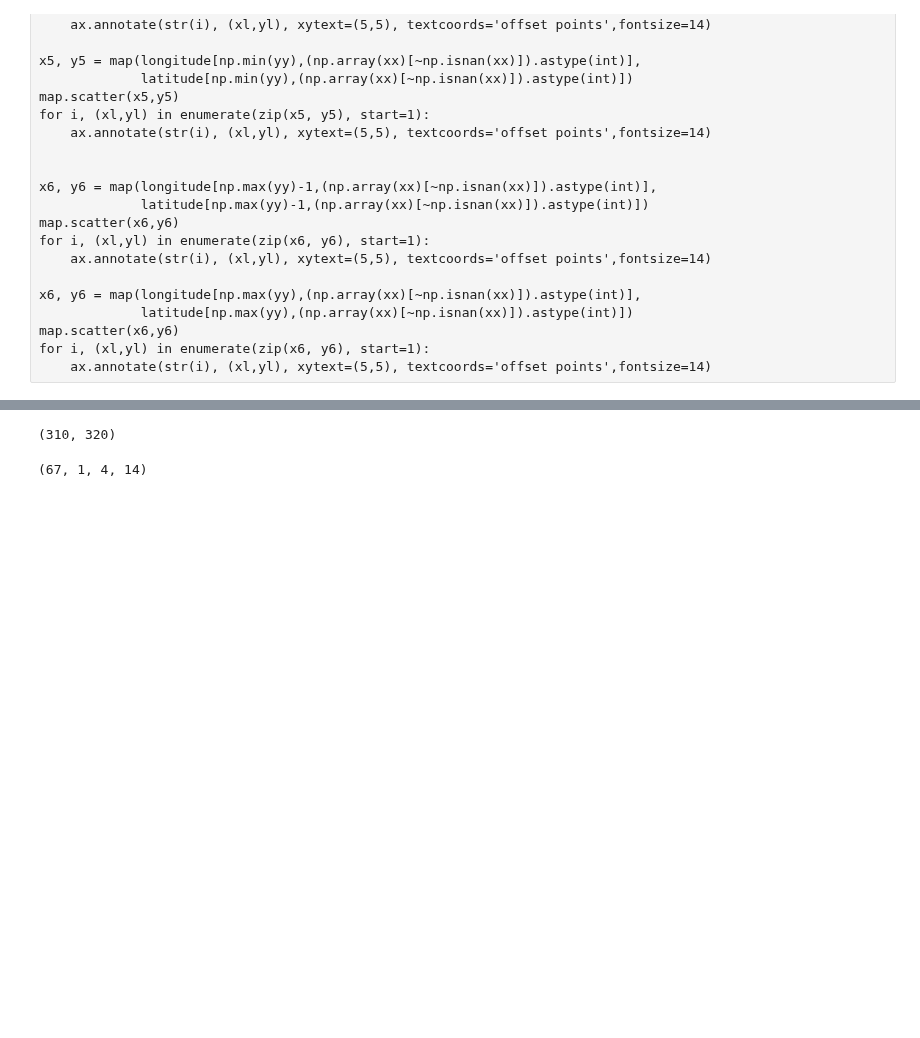
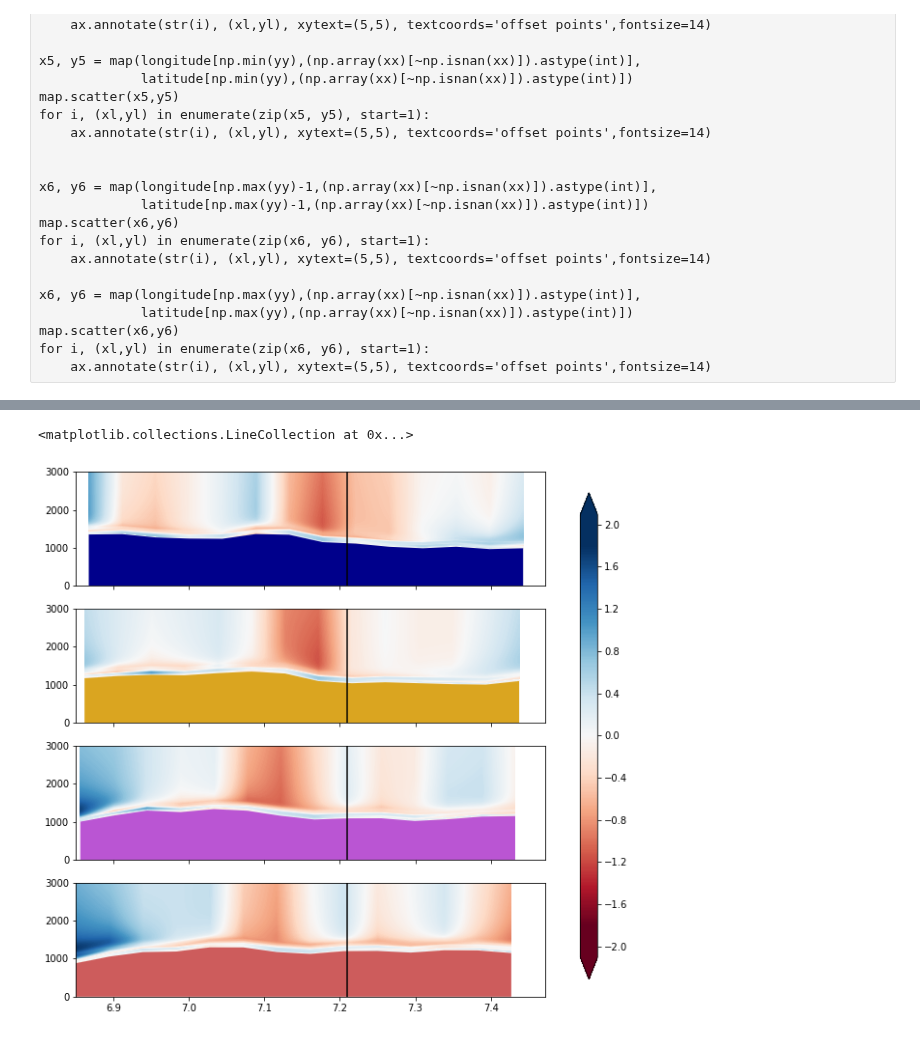
Before and after one commit to franzihe/research_Haukeli, a Jupyter notebook: MEPS/plt_vert_cross_sct.ipynb, the cells around one changed output, grey strips where cells are left out. Drawn from its saved outputs; the diff is of its cells as text; code cells hidden in the pictures; blank space fills up the shorter version.

```diff
--- a/MEPS/plt_vert_cross_sct.ipynb
+++ b/MEPS/plt_vert_cross_sct.ipynb
@@ -464,11 +434,3 @@ longi[np.min(yy2),(np.array(xx2)[~np.isnan(xx2)]).astype(int)],lati[np.min(yy2),
-# %%
-np.min(yy), np.min(yy2)
-# %% [output]
-(310, 320)
-# %%
-surface_air_pressure.shape
-# %% [output]
-(67, 1, 4, 14)
 # %%
 elevation = np.empty(shape=(surface_air_pressure.shape[0],
                                 ap.shape[0],
@@ -477,38 +439,71 @@ elevation = np.empty(shape=(surface_air_pressure.shape[0],
 for l in range(surface_air_pressure.shape[3]):
     elevation[:,:,0,l] = (alti[np.min(yy)-1,(np.array(xx)[~np.isnan(xx)]).astype(int)[l]] + dz[:,:,0,l])
     elevation[:,:,1,l] = (alti[np.min(yy),(np.array(xx)[~np.isnan(xx)]).astype(int)[l]] + dz[:,:,1,l])
-    elevation[:,:,2,l] = (alti[np.max(yy),(np.array(xx)[~np.isnan(xx)]).astype(int)[l]] + dz[:,:,2,l])
-    elevation[:,:,3,l] = (alti[np.max(yy)+1,(np.array(xx)[~np.isnan(xx)]).astype(int)[l]] + dz[:,:,3,l])
+    elevation[:,:,2,l] = (alti[np.max(yy)-1,(np.array(xx)[~np.isnan(xx)]).astype(int)[l]] + dz[:,:,2,l])
+    elevation[:,:,3,l] = (alti[np.max(yy),(np.array(xx)[~np.isnan(xx)]).astype(int)[l]] + dz[:,:,3,l])
 # %%
-cmap = plt.get_cmap('PiYG')
-fig, (ax0, ax1, ax2) = plt.subplots(nrows=3)
+cmap = plt.get_cmap('RdBu')
+fig, (ax0, ax1, ax2, ax3) = plt.subplots(nrows=4,sharex=True, sharey=True)
+fig.set_figheight(10)
+fig.set_figwidth(10)
+norm = mpl.colors.Normalize(vmin=-1.8,vmax=1.8)
 
-im = ax0.contourf(np.array([longi[319,(np.array(xx)[~np.isnan(xx)]).astype(int)],]* elevation.shape[1]),
+###################################
+im = ax0.contourf(np.array([longitude[np.min(yy)-1,(np.array(xx)[~np.isnan(xx)]).astype(int)],]* elevation.shape[1]),
                   elevation[0,:,0,:],
-                  upward_air_velocity_ml[0,:,0,:],cmap=cmap)
-fig.colorbar(im,ax=ax0)
-ax0.fill_between(longitude[319,(np.array(xx)[~np.isnan(xx)]).astype(int)],
-                 alti[319,(np.array(xx)[~np.isnan(xx)]).astype(int)])
+                  upward_air_velocity_ml[0,:,0,:],
+                  cmap=cmap,norm=norm,
+                  levels=np.arange(-2.1,2.1,0.01),  extend='both')
+#fig.colorbar(im,ax=ax0,extend='both',ticks=np.arange(-2.,2.1,0.4))
+fig.subplots_adjust(right=0.8)
+cbar_ax = fig.add_axes([0.85, 0.15, 0.025, 0.7])
+fig.colorbar(im, cax=cbar_ax, extend='both',ticks=np.arange(-2.,2.1,0.4))
+ax0.fill_between(longitude[np.min(yy)-1,(np.array(xx)[~np.isnan(xx)]).astype(int)],
+                 alti[np.min(yy)-1,(np.array(xx)[~np.isnan(xx)]).astype(int)],
+                 facecolor = 'darkblue')
 
 ax0.set_ylim([0,3000])
 ax0.vlines(7.21,0,3000)
 ###################################
-im = ax1.contourf(np.array([longitude[320,(np.array(xx)[~np.isnan(xx)]).astype(int)],]* elevation.shape[1]),
+im = ax1.contourf(np.array([longitude[np.min(yy),(np.array(xx)[~np.isnan(xx)]).astype(int)],]* elevation.shape[1]),
                   elevation[0,:,1,:],
-                  upward_air_velocity_ml[0,:,1,:],cmap=cmap)
-fig.colorbar(im,ax=ax1)
-ax1.fill_between(longitude[320,(np.array(xx)[~np.isnan(xx)]).astype(int)],
-                 alti[320,(np.array(xx)[~np.isnan(xx)]).astype(int)])
+                  upward_air_velocity_ml[0,:,1,:],
+                  cmap=cmap,norm=norm,
+                  levels=np.arange(-2.1,2.1,0.01),  extend='both')
+#fig.colorbar(im,ax=ax1,extend='both',ticks=np.arange(-2.,2.1,0.4))
+ax1.fill_between(longitude[np.min(yy),(np.array(xx)[~np.isnan(xx)]).astype(int)],
+                 alti[np.min(yy),(np.array(xx)[~np.isnan(xx)]).astype(int)],
+                 facecolor = 'goldenrod')
 
 ax1.set_ylim([0,3000])
 ax1.vlines(7.21,0,3000)
 ###################################
-im = ax2.contourf(np.array([longitude[321,(np.array(xx)[~np.isnan(xx)]).astype(int)],]* elevation.shape[1]),
+im = ax2.contourf(np.array([longitude[np.max(yy)-1,(np.array(xx)[~np.isnan(xx)]).astype(int)],]* elevation.shape[1]),
                   elevation[0,:,2,:],
-                  upward_air_velocity_ml[0,:,2,:],cmap=cmap)
-fig.colorbar(im,ax=ax2)
-ax2.fill_between(longitude[321,(np.array(xx)[~np.isnan(xx)]).astype(int)],
-                 alti[321,(np.array(xx)[~np.isnan(xx)]).astype(int)])
+                  upward_air_velocity_ml[0,:,2,:],
+                  cmap=cmap,norm=norm,
+                  levels=np.arange(-2.1,2.1,0.01),  extend='both')
+#fig.colorbar(im,ax=ax2,extend='both',ticks=np.arange(-2.,2.1,0.4))
+ax2.fill_between(longitude[np.max(yy)-1,(np.array(xx)[~np.isnan(xx)]).astype(int)],
+                 alti[np.max(yy)-1,(np.array(xx)[~np.isnan(xx)]).astype(int)],
+                 facecolor = 'mediumorchid')
 
 ax2.set_ylim([0,3000])
 ax2.vlines(7.21,0,3000)
+
+###################################
+im = ax3.contourf(np.array([longitude[np.max(yy),(np.array(xx)[~np.isnan(xx)]).astype(int)],]* elevation.shape[1]),
+                  elevation[0,:,3,:],
+                  upward_air_velocity_ml[0,:,3,:],
+                  cmap=cmap,norm=norm,
+                  levels=np.arange(-2.1,2.1,0.01),  extend='both')
+#fig.colorbar(im,ax=ax3,extend='both',ticks=np.arange(-2.,2.1,0.4))
+ax3.fill_between(longitude[np.max(yy),(np.array(xx)[~np.isnan(xx)]).astype(int)],
+                 alti[np.max(yy),(np.array(xx)[~np.isnan(xx)]).astype(int)],
+                 facecolor = 'indianred')
+
+ax3.set_ylim([0,3000])
+ax3.vlines(7.21,0,3000)
+# %% [output]
+<matplotlib.collections.LineCollection at 0x...>
+[figure, added]
```
Also changed, not shown: parts of 7 cells of this notebook.
